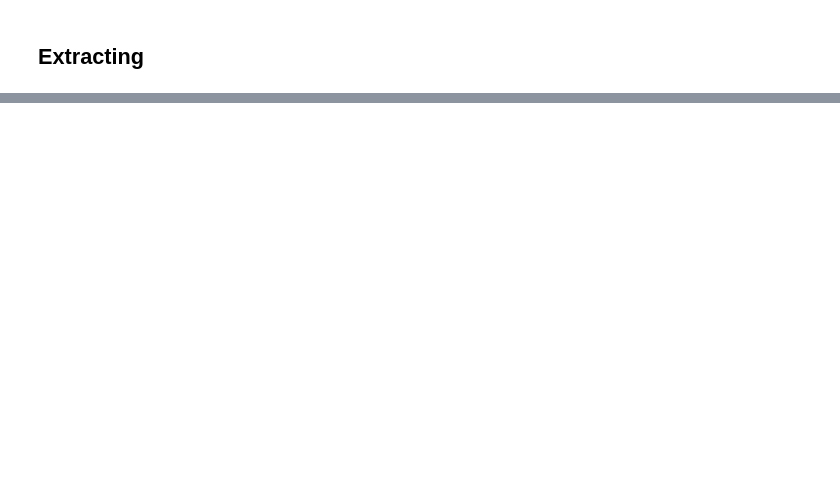
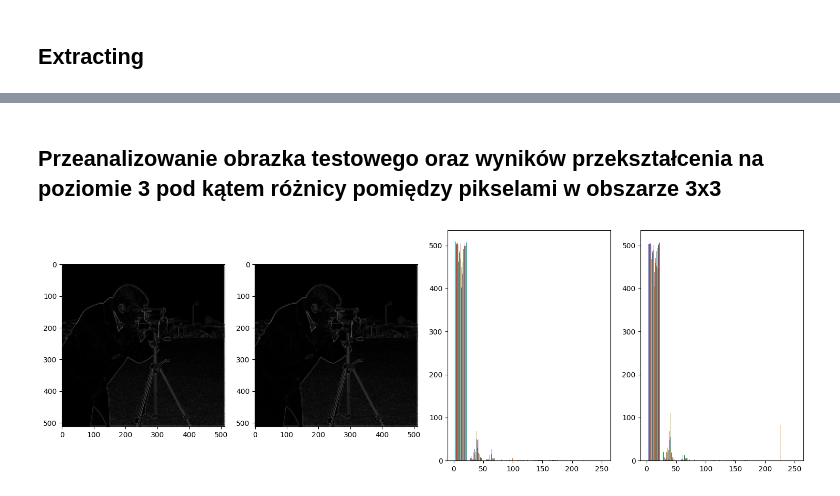
Before and after one commit to danielbaraniak/steganography, a Jupyter notebook: notebooks/stego.ipynb, the cells around one changed output, grey strips where cells are left out. Saved outputs shown, nothing was run; the diff lists cells and outputs as text; code cells hidden in the pictures; blank space fills up the shorter version.

```diff
--- a/notebooks/stego.ipynb
+++ b/notebooks/stego.ipynb
@@ -85,0 +108,36 @@ correction_codes.decode_message(message[:50])
+# %% [markdown]
+## Przeanalizowanie obrazka testowego oraz wyników przekształcenia na poziomie 3 pod kątem różnicy pomiędzy pikselami w obszarze 3x3
+# %%
+from stego.transform.blocking import CropBlocker
+
+original_blocking = CropBlocker(original)
+stego_blocking = CropBlocker(stego_img)
+# %%
+original_blocks = original_blocking.divide(block_size=3)
+stego_blocks = stego_blocking.divide(block_size=3)
+# %%
+for j, row in enumerate(original_blocks):
+    for k, block in enumerate(row):
+        s = np.std(block)
+        original_blocks[j][k] = (block * 0) + s
+
+orginal_std = original_blocking.stack(original_blocks)
+# %%
+for j, row in enumerate(stego_blocks):
+    for k, block in enumerate(row):
+        s = np.std(block)
+        stego_blocks[j][k] = (block * 0) + s
+
+stego_std = stego_blocking.stack(stego_blocks)
+# %%
+fig = plt.figure(figsize=(15, 5))
+for i, a in enumerate([orginal_std, stego_std]):
+    ax = fig.add_subplot(1, 4, i + 1)
+    ax.imshow(a, cmap=plt.cm.gray)
+    ax = fig.add_subplot(1, 4, i + 3)
+    ax.hist(a)
+
+fig.tight_layout()
+plt.show()
+# %% [output]
+[figure, added]
```
Also changed, not shown: parts of 9 cells of this notebook, 6 other files.
